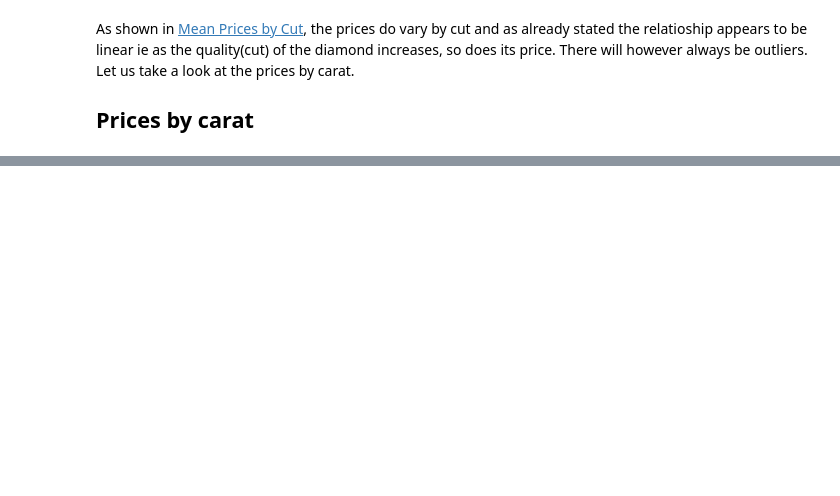
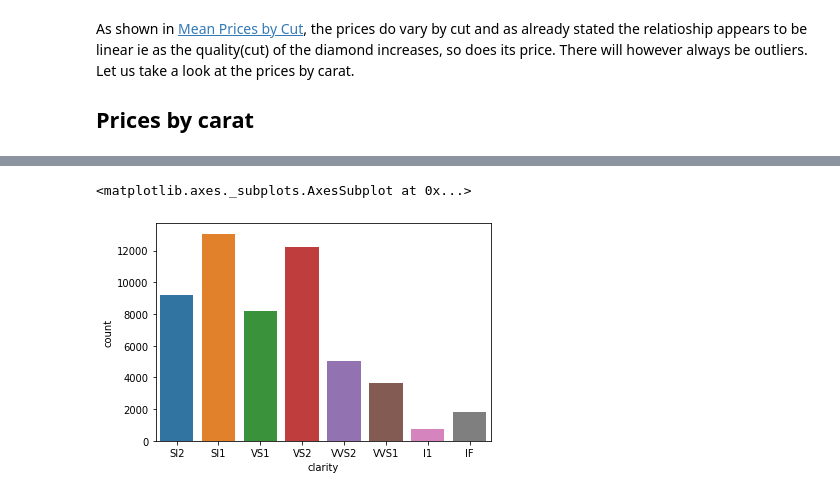
Before and after one commit to Nelson-Gon/sweetpy, a Jupyter notebook: pandas_and_diamonds.ipynb, the cells around one changed output, grey strips where cells are left out. Saved outputs shown, nothing was run; the diff lists cells and outputs as text; code cells hidden in the pictures; blank space fills up the shorter version.

```diff
--- a/pandas_and_diamonds.ipynb
+++ b/pandas_and_diamonds.ipynb
@@ -219,0 +292,5 @@ In general, the distribution of the prices is such that most of the diamonds fal
+# %%
+sns.countplot(x="clarity", data = diamonds)
+# %% [output]
+<matplotlib.axes._subplots.AxesSubplot at 0x...>
+[figure, added]
```
Also changed, not shown: parts of 20 cells of this notebook.
